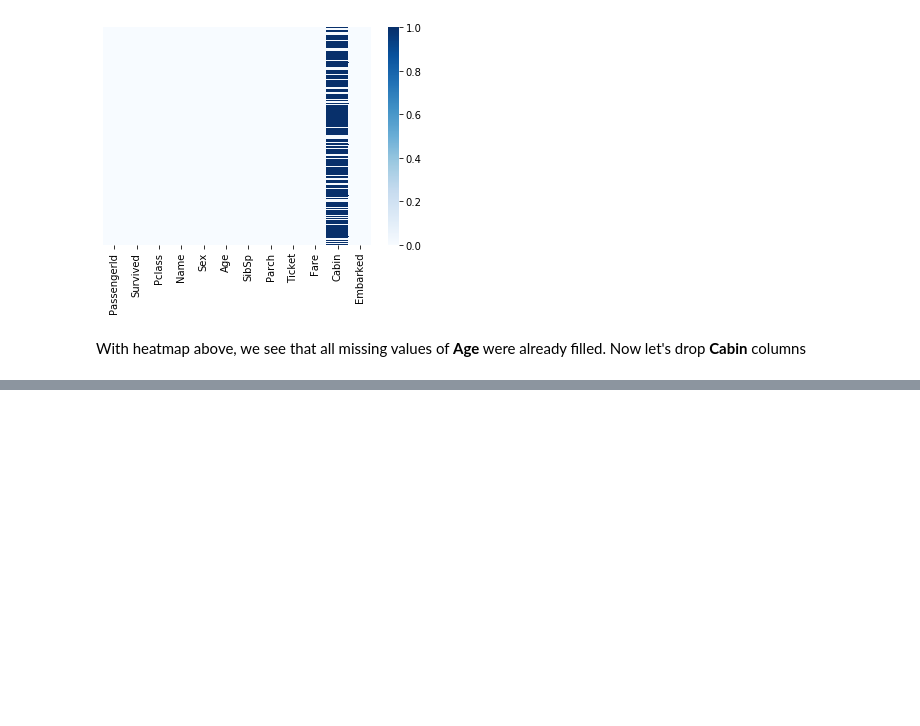
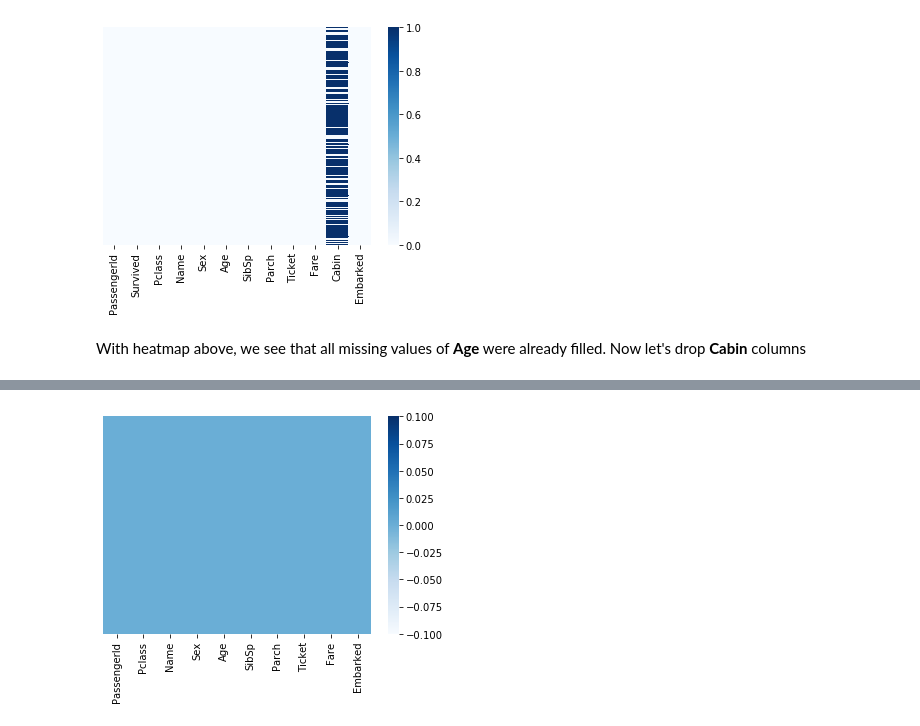
Before and after one commit to Thienbuu/Titanic_classification, a Jupyter notebook: Basic.ipynb, the cells around one changed output, grey strips where cells are left out. Saved outputs shown, nothing was run; the diff lists cells and outputs as text; code cells hidden in the pictures; blank space fills up the shorter version.

```diff
--- a/Basic.ipynb
+++ b/Basic.ipynb
@@ -161,0 +366,7 @@ plt.show()
+# %%
+test['Age'] = test[['Age','Pclass']].apply(fill_age_with_pclass,axis=1)
+# %%
+sns.heatmap(test.isnull(), yticklabels=False, cmap='Blues')
+plt.show()
+# %% [output]
+[figure, added]
```
Also changed, not shown: parts of 51 cells of this notebook, 1 other file.
